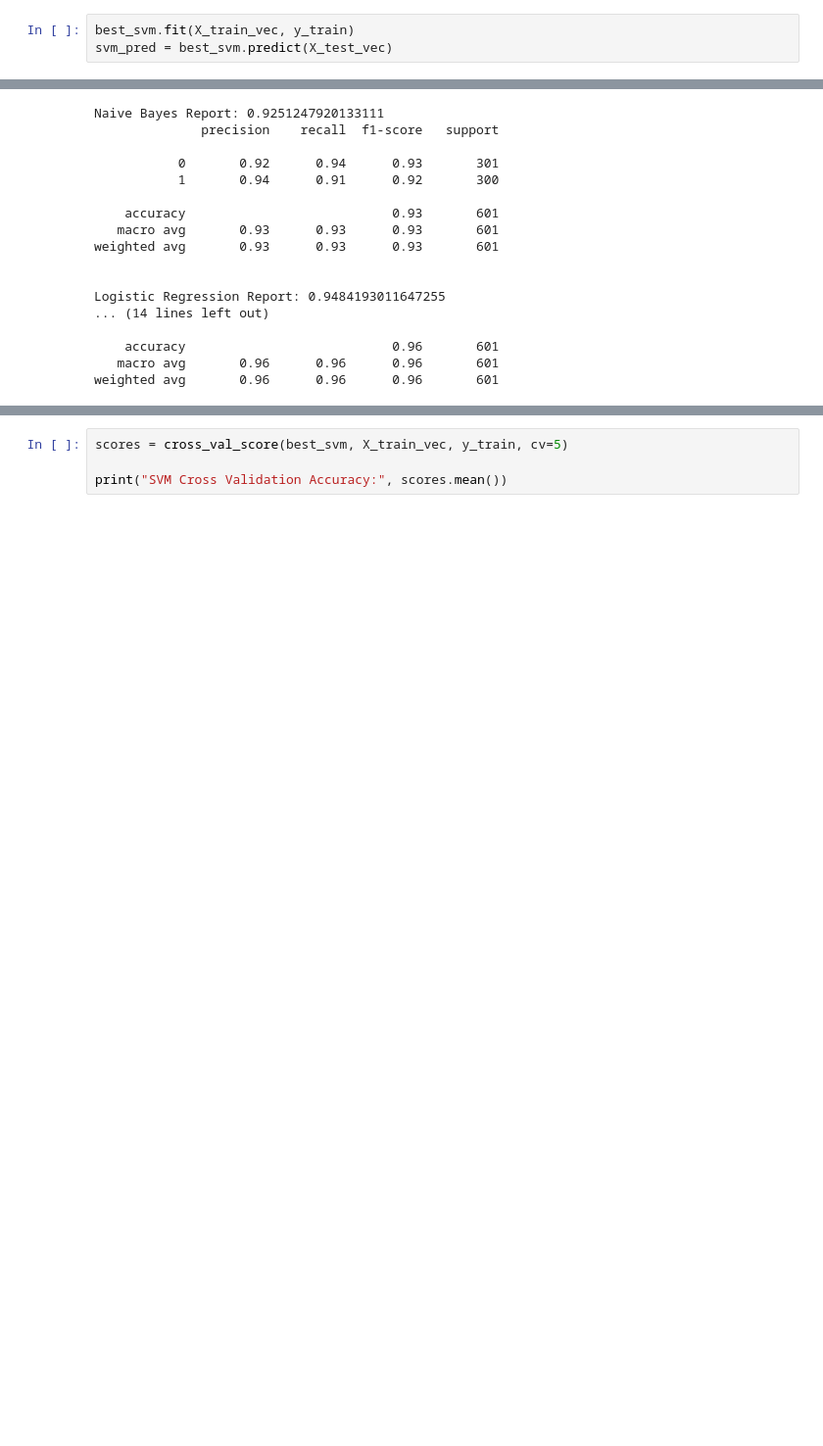
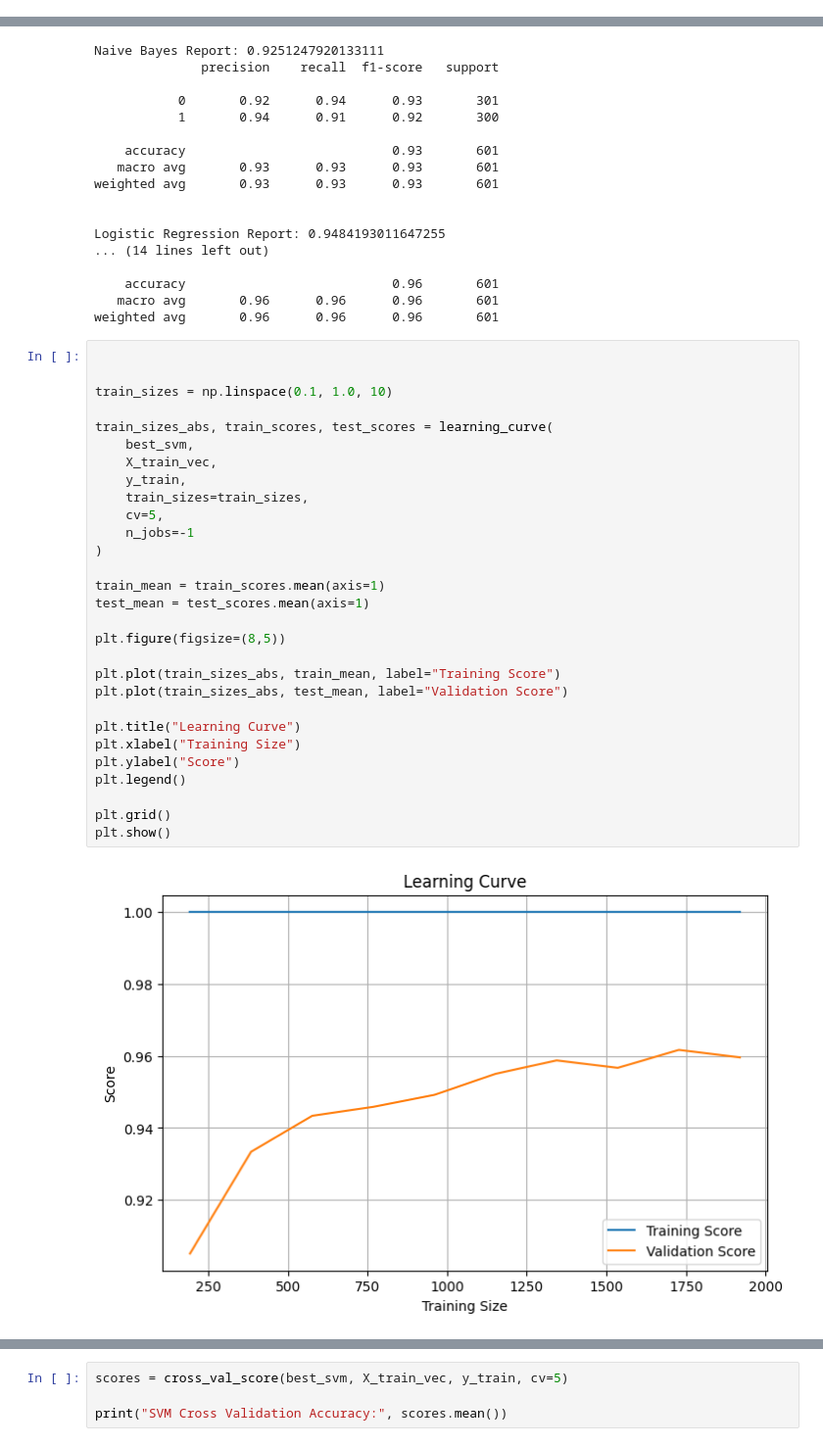
Before and after one commit to kikikatg/tigrigna_fake_news_detection_using_NLP, a Jupyter notebook: notebooks/main.ipynb, the cells around one changed output, grey strips where cells are left out. Shown at 98% size. Saved outputs shown, nothing was run; the diff lists cells and outputs as text; blank space fills up the shorter version.

```diff
--- a/notebooks/main.ipynb
+++ b/notebooks/main.ipynb
@@ -247,6 +243,3 @@ plt.show()
-# %%
-best_svm.fit(X_train_vec, y_train)
-svm_pred = best_svm.predict(X_test_vec)
 # %%
 # ===============================
 # 🤖 LOGISTIC REGRESSION
@@ -362,3 +350,34 @@ Logistic Regression Report: 0.9484193011647255
     accuracy                           0.96       601
    macro avg       0.96      0.96      0.96       601
 weighted avg       0.96      0.96      0.96       601
+# %%
+
+
+train_sizes = np.linspace(0.1, 1.0, 10)
+
+train_sizes_abs, train_scores, test_scores = learning_curve(
+    best_svm,
+    X_train_vec,
+    y_train,
+    train_sizes=train_sizes,
+    cv=5,
+    n_jobs=-1
+)
+
+train_mean = train_scores.mean(axis=1)
+test_mean = test_scores.mean(axis=1)
+
+plt.figure(figsize=(8,5))
+
+plt.plot(train_sizes_abs, train_mean, label="Training Score")
+plt.plot(train_sizes_abs, test_mean, label="Validation Score")
+
+plt.title("Learning Curve")
+plt.xlabel("Training Size")
+plt.ylabel("Score")
+plt.legend()
+
+plt.grid()
+plt.show()
+# %% [output]
+[figure, added]
```
Also changed, not shown: parts of 15 cells of this notebook, 12 other files.
